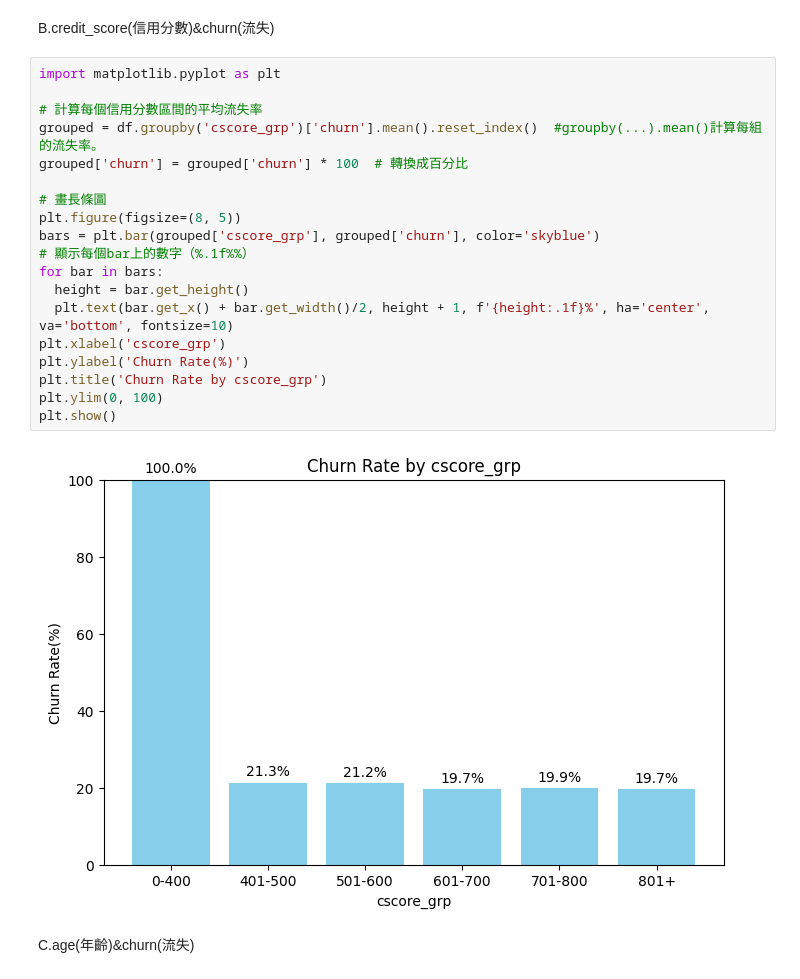
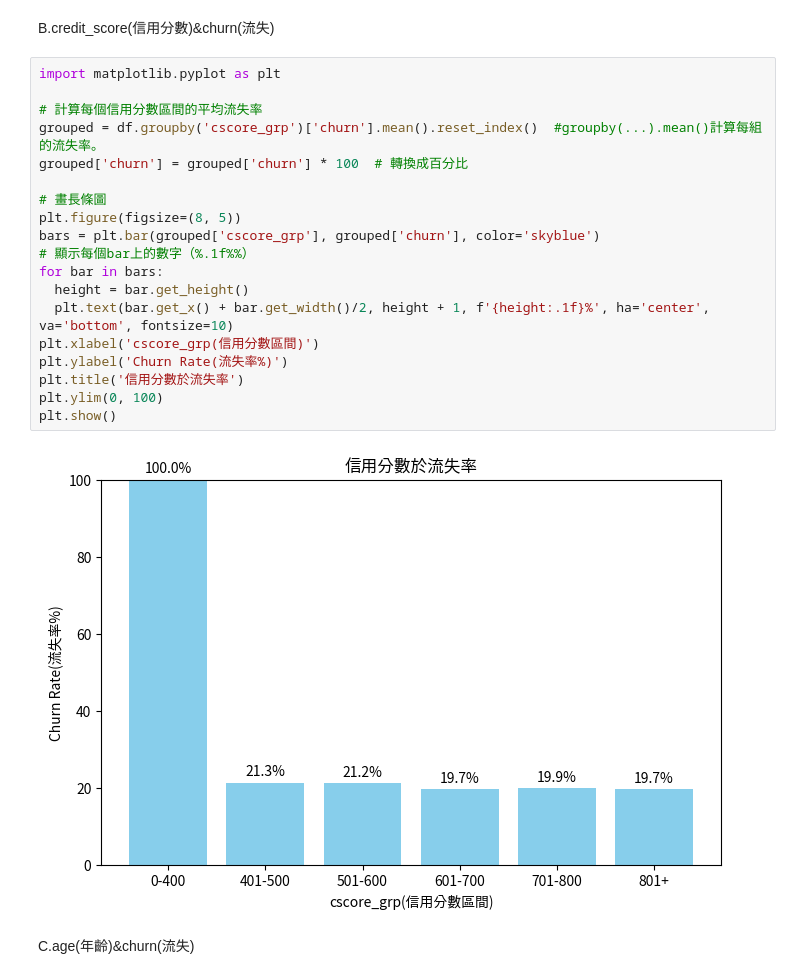
Before and after one commit to akilchen/side-project, a Jupyter notebook: Bank_Customer_Churn_Dataset.ipynb, the cells around one changed output. Saved outputs shown, nothing was run; the diff lists cells and outputs as text.

```diff
--- a/Bank_Customer_Churn_Dataset.ipynb
+++ b/Bank_Customer_Churn_Dataset.ipynb
@@ -274,24 +298,24 @@ B.credit_score(信用分數)&churn(流失)
 # %%
 import matplotlib.pyplot as plt
 
 # 計算每個信用分數區間的平均流失率
 grouped = df.groupby('cscore_grp')['churn'].mean().reset_index()  #groupby(...).mean()計算每組的流失率。
 grouped['churn'] = grouped['churn'] * 100  # 轉換成百分比
 
 # 畫長條圖
 plt.figure(figsize=(8, 5))
 bars = plt.bar(grouped['cscore_grp'], grouped['churn'], color='skyblue')
 # 顯示每個bar上的數字（%.1f%%）
 for bar in bars:
   height = bar.get_height()
   plt.text(bar.get_x() + bar.get_width()/2, height + 1, f'{height:.1f}%', ha='center', va='bottom', fontsize=10)
-plt.xlabel('cscore_grp')
-plt.ylabel('Churn Rate(%)')
-plt.title('Churn Rate by cscore_grp')
+plt.xlabel('cscore_grp(信用分數區間)')
+plt.ylabel('Churn Rate(流失率%)')
+plt.title('信用分數於流失率')
 plt.ylim(0, 100)
 plt.show()
 # %% [output]
-[figure, old version]
+[figure, new version]
 # %% [markdown]
 C.age(年齡)&churn(流失)
 # %%
```
Also changed, not shown: parts of 41 cells of this notebook.
